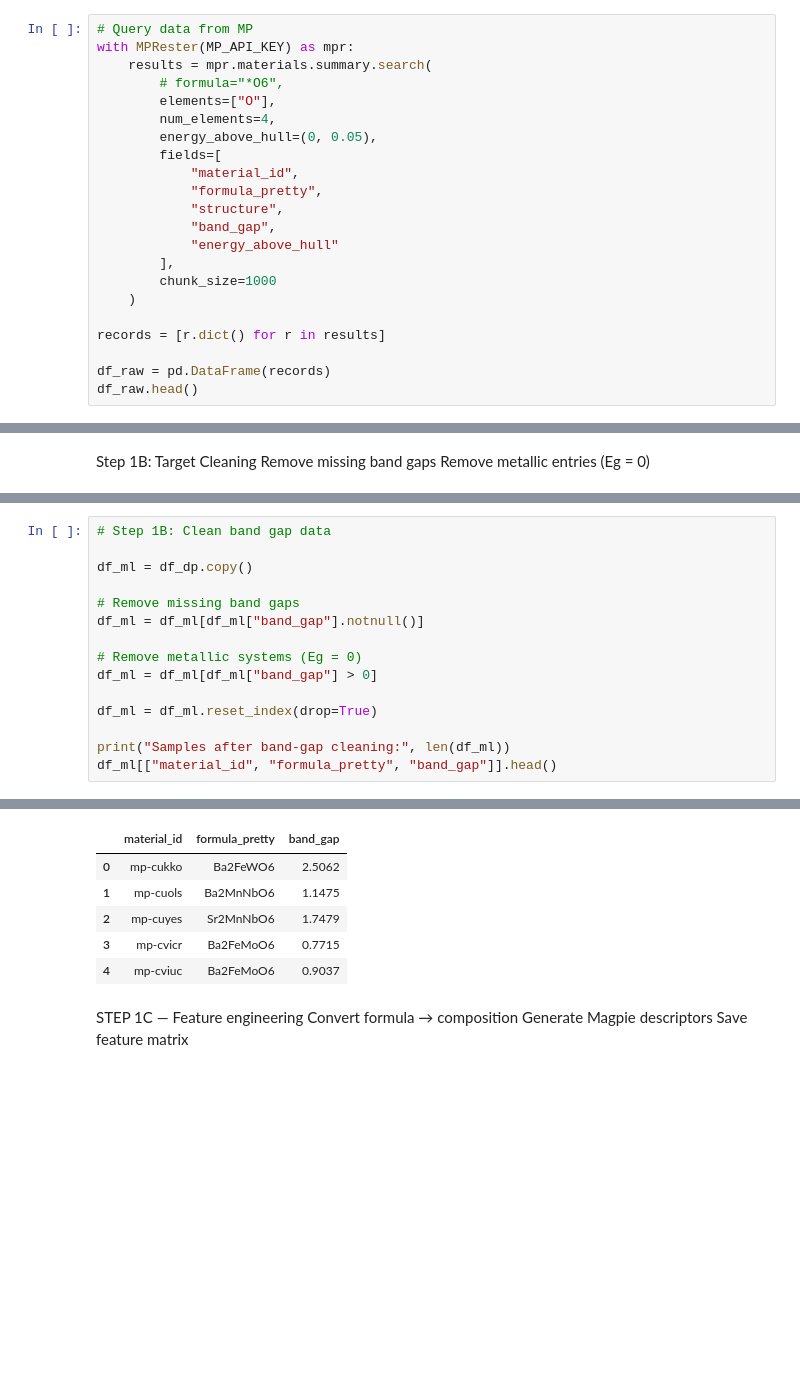
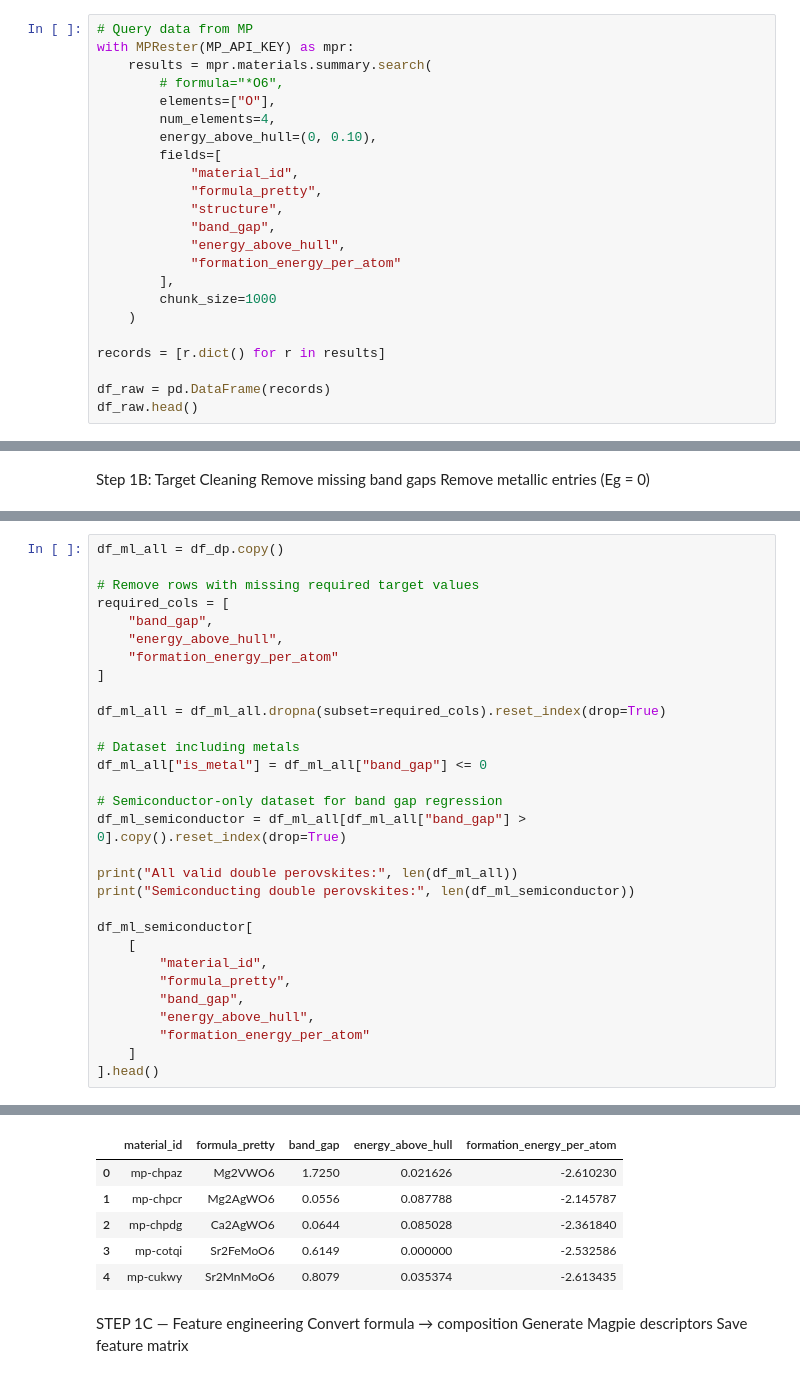
Before and after one commit to Mostaq-Himel/ga-inverse-design-double-perovskites, a Jupyter notebook: project/data/data.ipynb, the cells around one changed output, grey strips where cells are left out. Cells and saved outputs as stored; diff of their text form; blank space fills up the shorter version.

Commit message:
Major updates on Data, ML, GA. GA created 49 solar cells compound

```diff
--- a/project/data/data.ipynb
+++ b/project/data/data.ipynb
@@ -43,13 +43,14 @@ with MPRester(MP_API_KEY) as mpr:
         # formula="*O6",
         elements=["O"],
         num_elements=4,
-        energy_above_hull=(0, 0.05),
+        energy_above_hull=(0, 0.10),
         fields=[
             "material_id",
             "formula_pretty",
             "structure",
             "band_gap",
-            "energy_above_hull"
+            "energy_above_hull",
+            "formation_energy_per_atom"
         ],
         chunk_size=1000
     )
@@ -147,16 +164,31 @@ Remove metallic entries (Eg = 0)
 # %%
-# Step 1B: Clean band gap data
+df_ml_all = df_dp.copy()
 
-df_ml = df_dp.copy()
+# Remove rows with missing required target values
+required_cols = [
+    "band_gap",
+    "energy_above_hull",
+    "formation_energy_per_atom"
+]
 
-# Remove missing band gaps
-df_ml = df_ml[df_ml["band_gap"].notnull()]
+df_ml_all = df_ml_all.dropna(subset=required_cols).reset_index(drop=True)
 
-# Remove metallic systems (Eg = 0)
-df_ml = df_ml[df_ml["band_gap"] > 0]
+# Dataset including metals
+df_ml_all["is_metal"] = df_ml_all["band_gap"] <= 0
 
-df_ml = df_ml.reset_index(drop=True)
+# Semiconductor-only dataset for band gap regression
+df_ml_semiconductor = df_ml_all[df_ml_all["band_gap"] > 0].copy().reset_index(drop=True)
 
-print("Samples after band-gap cleaning:", len(df_ml))
-df_ml[["material_id", "formula_pretty", "band_gap"]].head()
+print("All valid double perovskites:", len(df_ml_all))
+print("Semiconducting double perovskites:", len(df_ml_semiconductor))
+
+df_ml_semiconductor[
+    [
+        "material_id",
+        "formula_pretty",
+        "band_gap",
+        "energy_above_hull",
+        "formation_energy_per_atom"
+    ]
+].head()
 # %% [output]
@@ -164,9 +197,9 @@ Samples after band-gap cleaning: 574
-|  | material_id | formula_pretty | band_gap |
-| 0 | mp-cukko | Ba2FeWO6 | 2.5062 |
-| 1 | mp-cuols | Ba2MnNbO6 | 1.1475 |
-| 2 | mp-cuyes | Sr2MnNbO6 | 1.7479 |
-| 3 | mp-cvicr | Ba2FeMoO6 | 0.7715 |
-| 4 | mp-cviuc | Ba2FeMoO6 | 0.9037 |
+|  | material_id | formula_pretty | band_gap | energy_above_hull | formation_energy_per_atom |
+| 0 | mp-chpaz | Mg2VWO6 | 1.7250 | 0.021626 | -2.610230 |
+| 1 | mp-chpcr | Mg2AgWO6 | 0.0556 | 0.087788 | -2.145787 |
+| 2 | mp-chpdg | Ca2AgWO6 | 0.0644 | 0.085028 | -2.361840 |
+| 3 | mp-cotqi | Sr2FeMoO6 | 0.6149 | 0.000000 | -2.532586 |
+| 4 | mp-cukwy | Sr2MnMoO6 | 0.8079 | 0.035374 | -2.613435 |
 # %% [markdown]
 STEP 1C — Feature engineering
 Convert formula → composition
```
Also changed, not shown: parts of 10 cells of this notebook, 16 other files.
